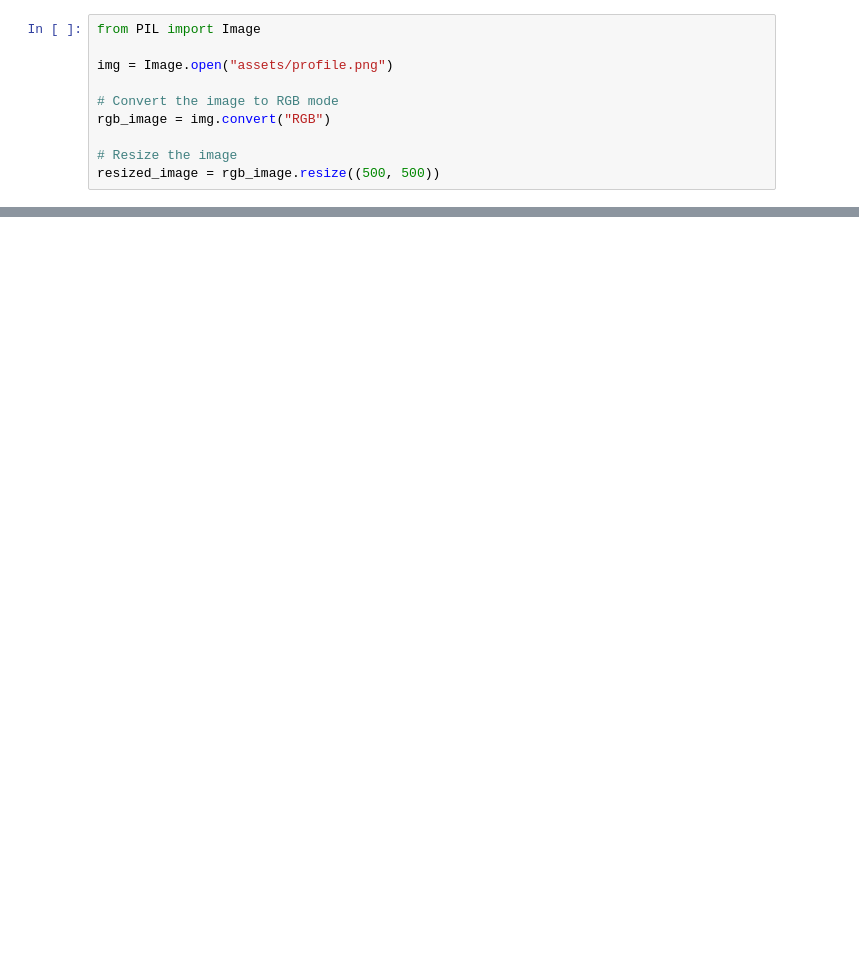
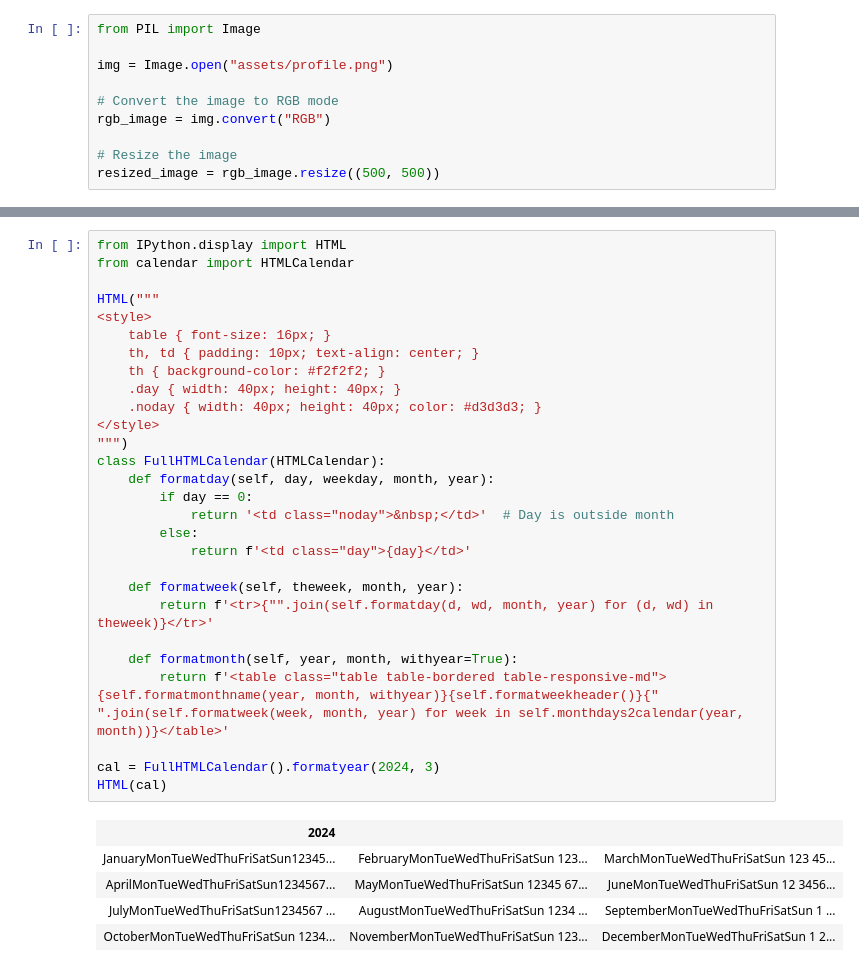
Before and after one commit to GirishCodeAlchemy/alchemy-useful-packages, a Jupyter notebook: python/AlchemyPlayground.ipynb, the cells around one changed output, grey strips where cells are left out. Drawn from its saved outputs; the diff is of its cells as text; blank space fills up the shorter version.

```diff
--- a/python/AlchemyPlayground.ipynb
+++ b/python/AlchemyPlayground.ipynb
@@ -63,0 +101,34 @@ ValueError: Could not save to JPEG for display
+# %%
+from IPython.display import HTML
+from calendar import HTMLCalendar
+
+HTML("""
+<style>
+    table { font-size: 16px; }
+    th, td { padding: 10px; text-align: center; }
+    th { background-color: #f2f2f2; }
+    .day { width: 40px; height: 40px; }
+    .noday { width: 40px; height: 40px; color: #d3d3d3; }
+</style>
+""")
+class FullHTMLCalendar(HTMLCalendar):
+    def formatday(self, day, weekday, month, year):
+        if day == 0:
+            return '<td class="noday">&nbsp;</td>'  # Day is outside month
+        else:
+            return f'<td class="day">{day}</td>'
+
+    def formatweek(self, theweek, month, year):
+        return f'<tr>{"".join(self.formatday(d, wd, month, year) for (d, wd) in theweek)}</tr>'
+
+    def formatmonth(self, year, month, withyear=True):
+        return f'<table class="table table-bordered table-responsive-md">{self.formatmonthname(year, month, withyear)}{self.formatweekheader()}{" ".join(self.formatweek(week, month, year) for week in self.monthdays2calendar(year, month))}</table>'
+
+cal = FullHTMLCalendar().formatyear(2024, 3)
+HTML(cal)
+# %% [output]
+| 2024 |  |  |
+| JanuaryMonTueWedThuFriSatSun12345... | FebruaryMonTueWedThuFriSatSun 123... | MarchMonTueWedThuFriSatSun 123 45... |
+| AprilMonTueWedThuFriSatSun1234567... | MayMonTueWedThuFriSatSun 12345 67... | JuneMonTueWedThuFriSatSun 12 3456... |
+| JulyMonTueWedThuFriSatSun1234567 ... | AugustMonTueWedThuFriSatSun 1234 ... | SeptemberMonTueWedThuFriSatSun 1 ... |
+| OctoberMonTueWedThuFriSatSun 1234... | NovemberMonTueWedThuFriSatSun 123... | DecemberMonTueWedThuFriSatSun 1 2... |
```
Also changed, not shown: parts of 9 cells of this notebook, 1 other file.
